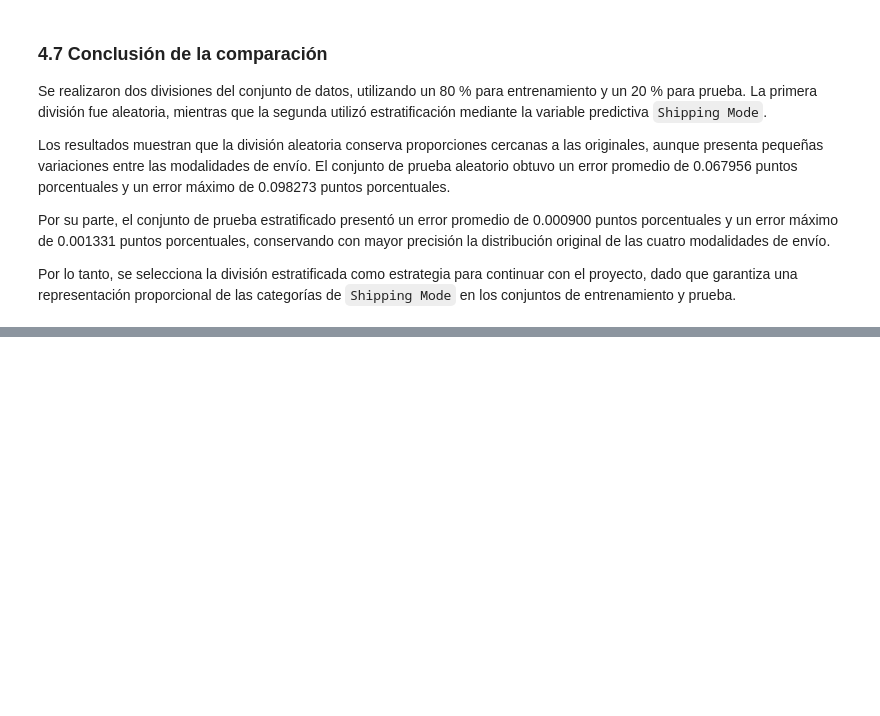
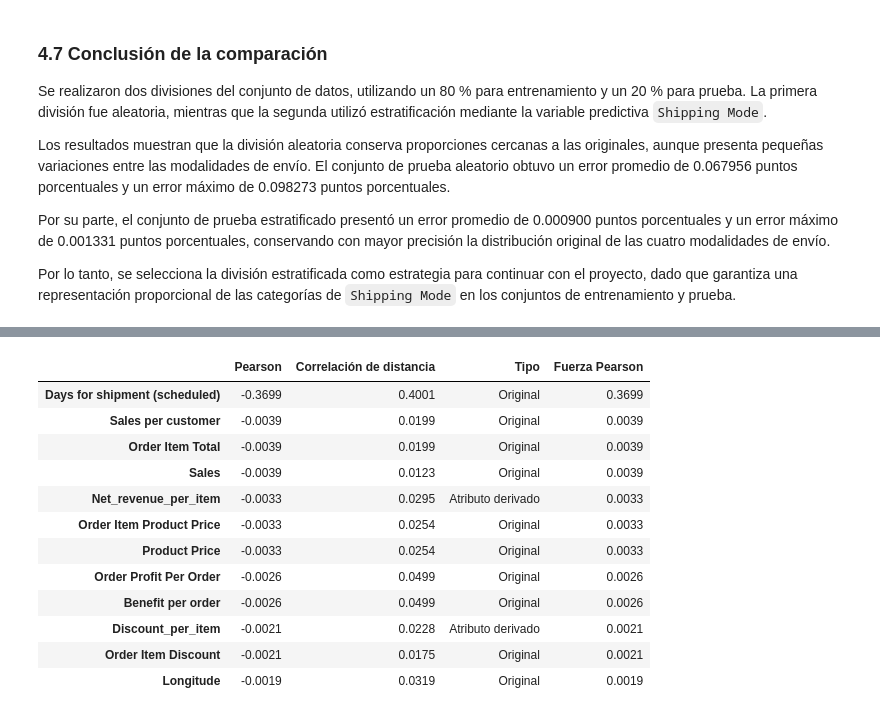
Before and after one commit to JB1302/Big-Data-G2, a Jupyter notebook: ProyectoDataCo.ipynb, the cells around one changed output, grey strips where cells are left out. Saved outputs shown, nothing was run; the diff lists cells and outputs as text; code cells hidden in the pictures; blank space fills up the shorter version.

```diff
--- a/ProyectoDataCo.ipynb
+++ b/ProyectoDataCo.ipynb
@@ -781,0 +1104,19 @@ Por lo tanto, se selecciona la división estratificada como estrategia para cont
+# %%
+resumen_relacion_objetivo = pd.concat(
+    [
+        correlacion_objetivo_pearson,
+        tabla_distancia
+    ],
+    axis=1
+)
+
+resumen_relacion_objetivo["|Pearson|"] = (
+    resumen_relacion_objetivo["Pearson con Late_delivery_risk"].abs()
+)
+
+resumen_relacion_objetivo = resumen_relacion_objetivo.sort_values(
+    ["|Pearson|", "Correlación de distancia"],
+    ascending=False
+)
+
+display(resumen_relacion_objetivo.round(4))
@@ -781,0 +1227,40 @@ Por lo tanto, se selecciona la división estratificada como estrategia para cont
+# %%
+# Comparación resumida: principales variables originales vs. atributos nuevos
+
+comparacion_originales = resumen_relacion_objetivo[
+    ["Pearson con Late_delivery_risk", "Correlación de distancia"]
+].copy()
+
+comparacion_originales.columns = ["Pearson", "Correlación de distancia"]
+comparacion_originales["Tipo"] = "Original"
+
+comparacion_nuevos = comparacion_atributos_nuevos.copy()
+comparacion_nuevos["Tipo"] = "Atributo derivado"
+
+comparacion_final = pd.concat(
+    [comparacion_originales, comparacion_nuevos],
+    axis=0
+)
+
+comparacion_final["Fuerza Pearson"] = comparacion_final["Pearson"].abs()
+
+display(
+    comparacion_final
+    .sort_values("Fuerza Pearson", ascending=False)
+    .head(12)
+    .round(4)
+)
+# %% [output]
+|  | Pearson | Correlación de distancia | Tipo | Fuerza Pearson |
+| Days for shipment (scheduled) | -0.3699 | 0.4001 | Original | 0.3699 |
+| Sales per customer | -0.0039 | 0.0199 | Original | 0.0039 |
+| Order Item Total | -0.0039 | 0.0199 | Original | 0.0039 |
+| Sales | -0.0039 | 0.0123 | Original | 0.0039 |
+| Net_revenue_per_item | -0.0033 | 0.0295 | Atributo derivado | 0.0033 |
+| Order Item Product Price | -0.0033 | 0.0254 | Original | 0.0033 |
+| Product Price | -0.0033 | 0.0254 | Original | 0.0033 |
+| Order Profit Per Order | -0.0026 | 0.0499 | Original | 0.0026 |
+| Benefit per order | -0.0026 | 0.0499 | Original | 0.0026 |
+| Discount_per_item | -0.0021 | 0.0228 | Atributo derivado | 0.0021 |
+| Order Item Discount | -0.0021 | 0.0175 | Original | 0.0021 |
+| Longitude | -0.0019 | 0.0319 | Original | 0.0019 |
```
Also changed, not shown: parts of 23 cells of this notebook.
